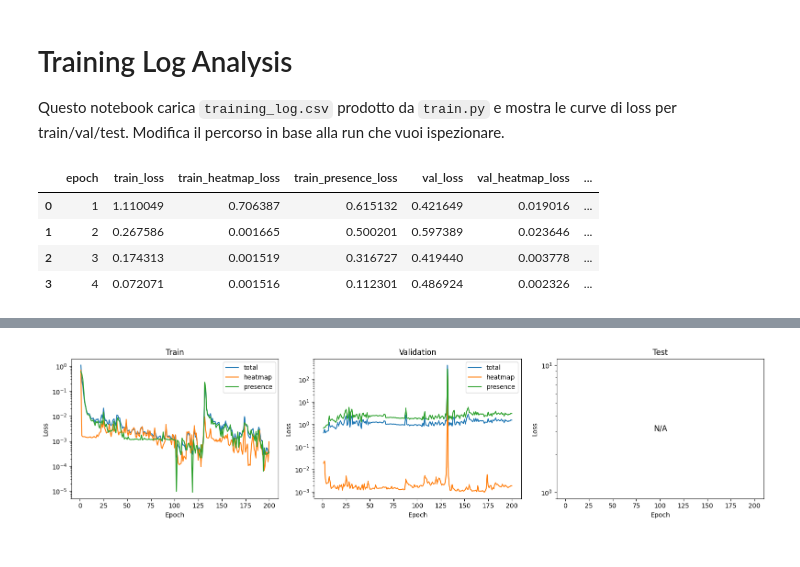
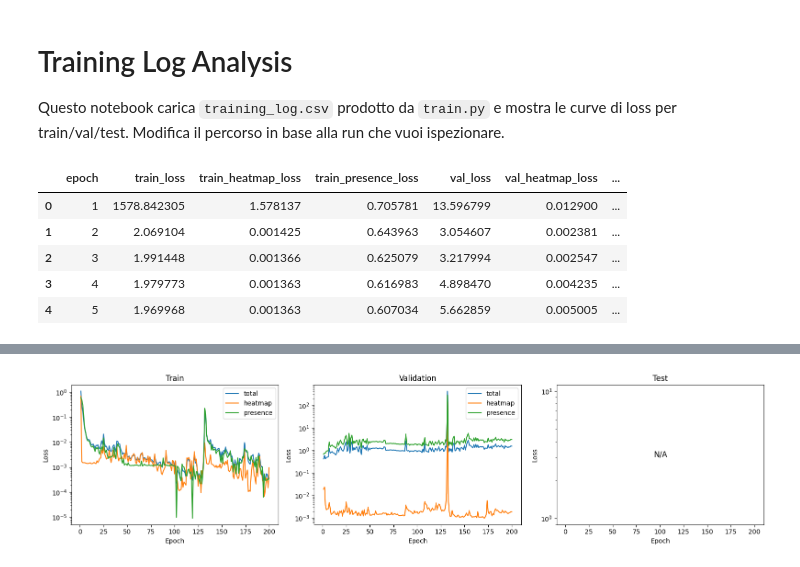
Before and after one commit to dandarm/cyc-firstpass, a Jupyter notebook: notebooks/training_log_analysis.ipynb, the cells around one changed output, grey strips where cells are left out. Drawn from its saved outputs; the diff is of its cells as text; code cells hidden in the pictures.

```diff
--- a/notebooks/training_log_analysis.ipynb
+++ b/notebooks/training_log_analysis.ipynb
@@ -4,17 +4,18 @@ Questo notebook carica `training_log.csv` prodotto da `train.py` e mostra le cur
 # %%
 from pathlib import Path
 import pandas as pd
 import matplotlib.pyplot as plt
 
 import json
 
 
-LOG_PATH = Path('../outputs/runs/exp3/training_log.csv')
+LOG_PATH = Path('../outputs/runs/exp4/training_log.csv')
 log_df = pd.read_csv(LOG_PATH)
 display(log_df.head())
 # %% [output]
 |  | epoch | train_loss | train_heatmap_loss | train_presence_loss | val_loss | val_heatmap_loss | ... |
-| 0 | 1 | 1.110049 | 0.706387 | 0.615132 | 0.421649 | 0.019016 | ... |
-| 1 | 2 | 0.267586 | 0.001665 | 0.500201 | 0.597389 | 0.023646 | ... |
-| 2 | 3 | 0.174313 | 0.001519 | 0.316727 | 0.419440 | 0.003778 | ... |
-| 3 | 4 | 0.072071 | 0.001516 | 0.112301 | 0.486924 | 0.002326 | ... |
+| 0 | 1 | 1578.842305 | 1.578137 | 0.705781 | 13.596799 | 0.012900 | ... |
+| 1 | 2 | 2.069104 | 0.001425 | 0.643963 | 3.054607 | 0.002381 | ... |
+| 2 | 3 | 1.991448 | 0.001366 | 0.625079 | 3.217994 | 0.002547 | ... |
+| 3 | 4 | 1.979773 | 0.001363 | 0.616983 | 4.898470 | 0.004235 | ... |
+| 4 | 5 | 1.969968 | 0.001363 | 0.607034 | 5.662859 | 0.005005 | ... |
```
Also changed, not shown: parts of 2 cells of this notebook, 2 other files.
